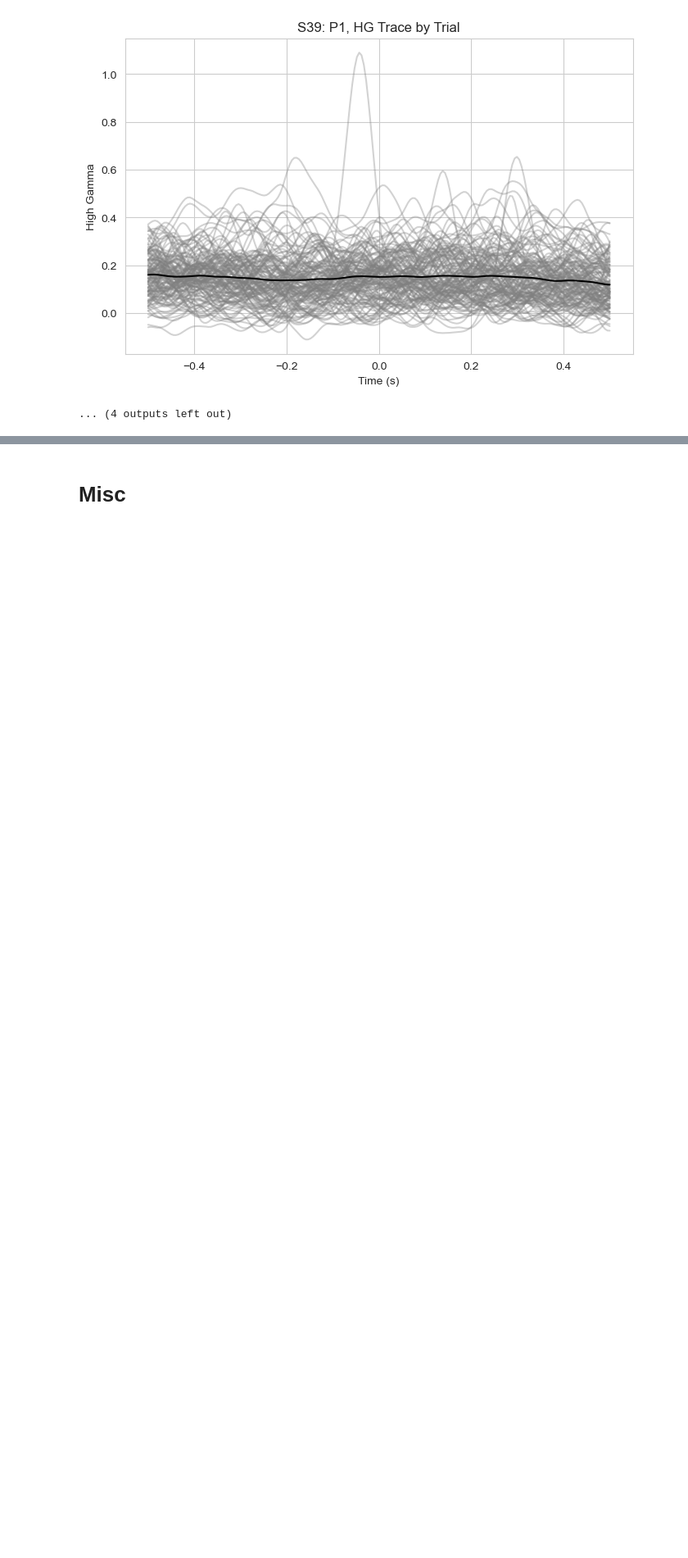
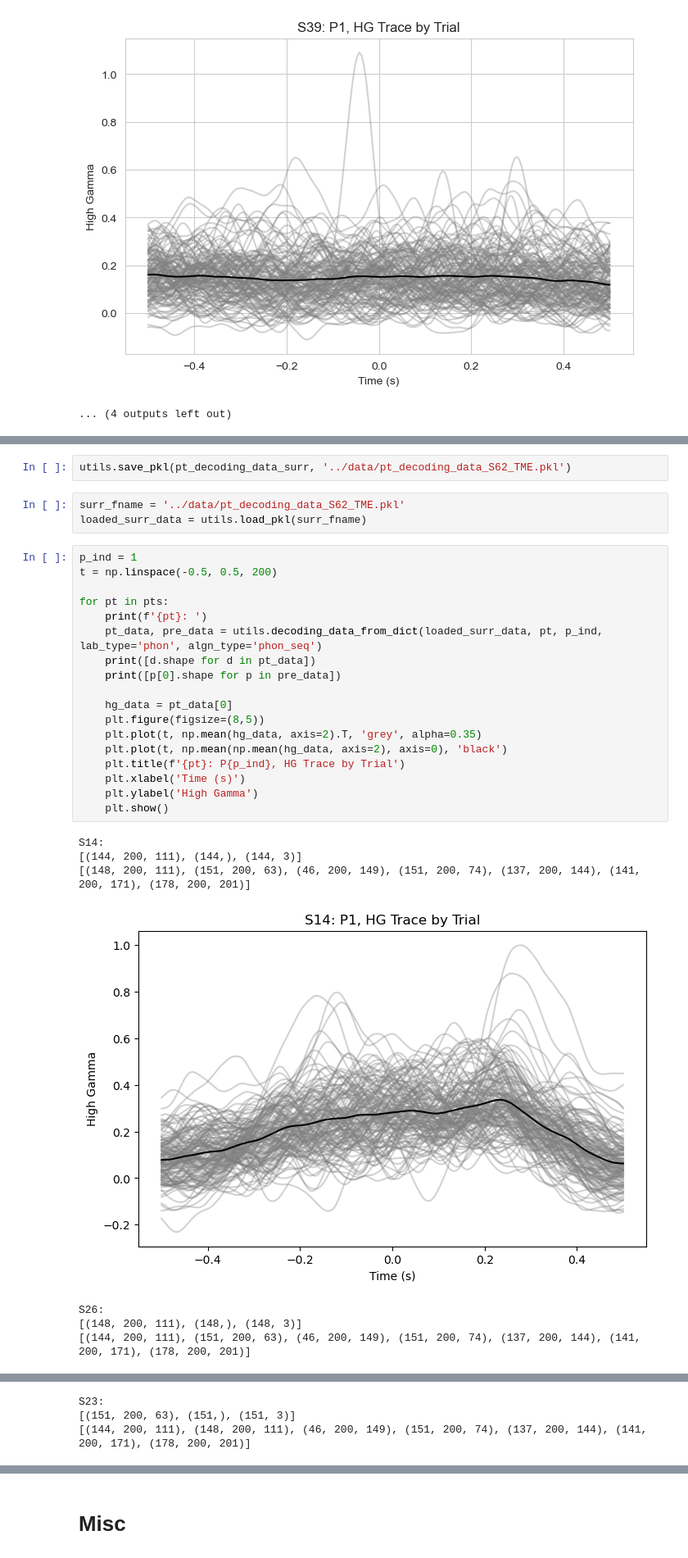
Before and after one commit to coganlab/cross_patient_speech_decoding, a Jupyter notebook: aligned_decoding/notebooks/speech_mat_to_pkl.ipynb, the cells around one changed output, grey strips where cells are left out. Shown at 82% size. Drawn from its saved outputs; the diff is of its cells as text; blank space fills up the shorter version.

Commit message:
create decoding data dictionary for surrogate TME data

```diff
--- a/aligned_decoding/notebooks/speech_mat_to_pkl.ipynb
+++ b/aligned_decoding/notebooks/speech_mat_to_pkl.ipynb
@@ -125,0 +181,31 @@ S39:
+# %%
+utils.save_pkl(pt_decoding_data_surr, '../data/pt_decoding_data_S62_TME.pkl')
+# %%
+surr_fname = '../data/pt_decoding_data_S62_TME.pkl'
+loaded_surr_data = utils.load_pkl(surr_fname)
+# %%
+p_ind = 1
+t = np.linspace(-0.5, 0.5, 200)
+
+for pt in pts:
+    print(f'{pt}: ')
+    pt_data, pre_data = utils.decoding_data_from_dict(loaded_surr_data, pt, p_ind, lab_type='phon', algn_type='phon_seq')
+    print([d.shape for d in pt_data])
+    print([p[0].shape for p in pre_data])
+
+    hg_data = pt_data[0]
+    plt.figure(figsize=(8,5))
+    plt.plot(t, np.mean(hg_data, axis=2).T, 'grey', alpha=0.35)
+    plt.plot(t, np.mean(np.mean(hg_data, axis=2), axis=0), 'black')
+    plt.title(f'{pt}: P{p_ind}, HG Trace by Trial')
+    plt.xlabel('Time (s)')
+    plt.ylabel('High Gamma')
+    plt.show()
+# %% [output]
+S14:
+[(144, 200, 111), (144,), (144, 3)]
+[(148, 200, 111), (151, 200, 63), (46, 200, 149), (151, 200, 74), (137, 200, 144), (141, 200, 171), (178, 200, 201)]
+[figure, added]
+S26:
+[(148, 200, 111), (148,), (148, 3)]
+[(144, 200, 111), (151, 200, 63), (46, 200, 149), (151, 200, 74), (137, 200, 144), (141, 200, 171), (178, 200, 201)]
@@ -125,0 +213,3 @@ S39:
+S23:
+[(151, 200, 63), (151,), (151, 3)]
+[(144, 200, 111), (148, 200, 111), (46, 200, 149), (151, 200, 74), (137, 200, 144), (141, 200, 171), (178, 200, 201)]
```
Also changed, not shown: parts of 5 cells of this notebook.
